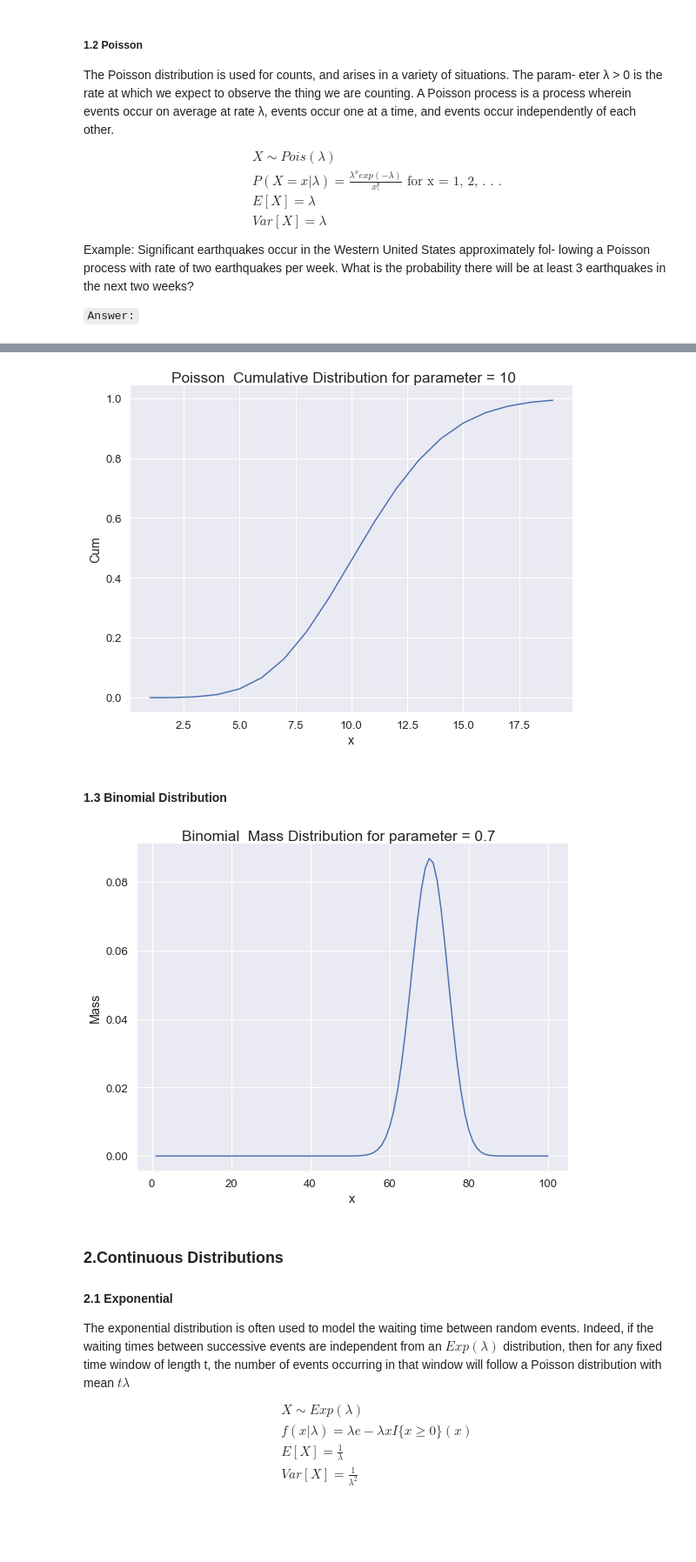
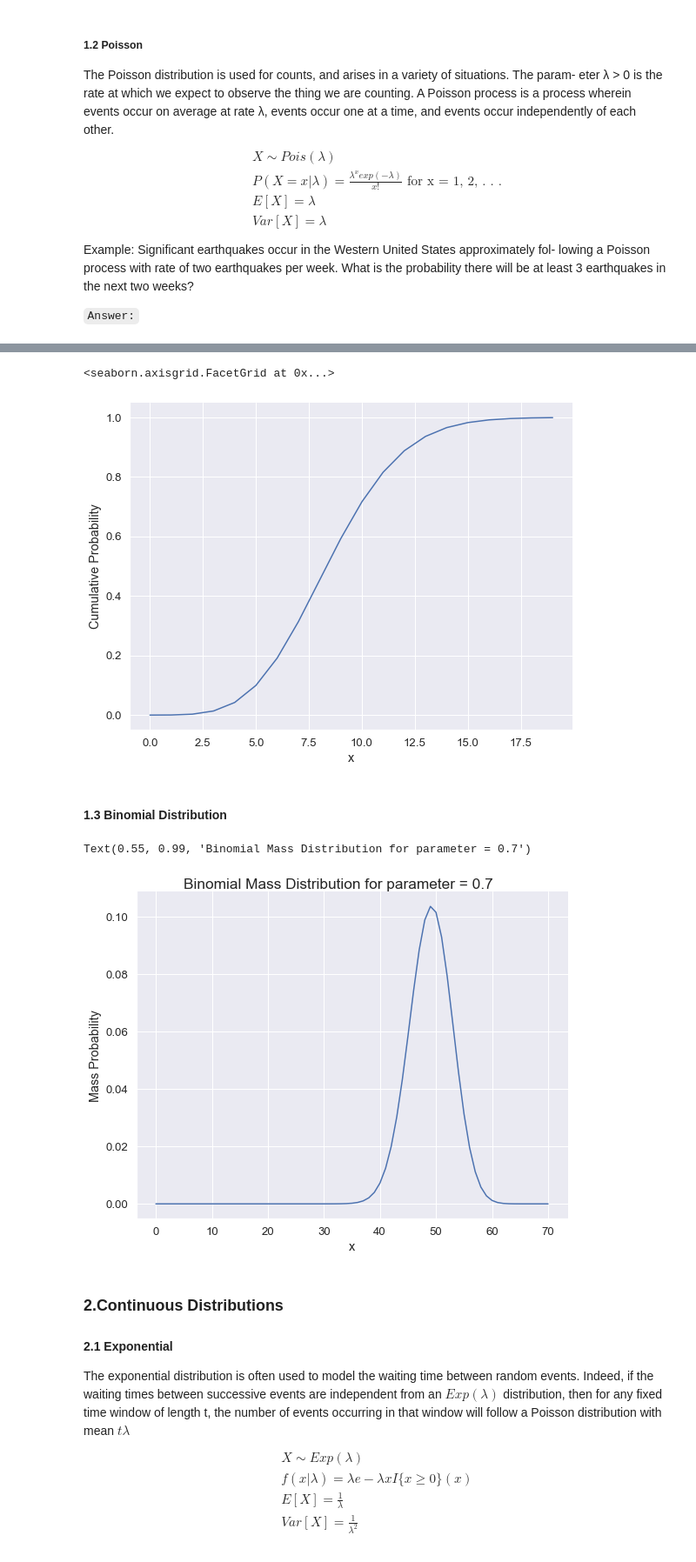
Before and after one commit to non-ceterisparibus/Data_analytics, a Jupyter notebook: Notebook.ipynb, the cells around one changed output, grey strips where cells are left out. Shown: that part at 87% size. Saved outputs shown, nothing was run; the diff lists cells and outputs as text; code cells hidden in the pictures; blank space fills up the shorter version.

```diff
--- a/Notebook.ipynb
+++ b/Notebook.ipynb
@@ -161,33 +81,20 @@ g.fig.suptitle("Poisson Mass Distribution for parameter = "+ str(p), x=0.55, y=0
 # %%
-pois.CumDist("Poisson ")
+pois.CumDist()
 # %% [output]
+<seaborn.axisgrid.FacetGrid at 0x...>
-[figure, old version]
+[figure, new version]
 # %% [markdown]
 #### 1.3 Binomial Distribution
-# %%
-class Binomial(DistFunctions):
-    def __init__(self,parameter,n):
-        """
-        p : probability parameter
-        n : maximum trial
-        """
-        DistFunctions.__init__(self,n)
-        self.p = parameter
-
-    def BinoProb(self,k):
-        combination = math.factorial(self.n)/(factorial(k)*factorial(self.n-k))
-        return combination * (self.p**k) * (1-self.p)**(self.n-k)
-
-    def MeanBin(self):
-        self.mean = self.p* self.n
-        return
-# %%
-bino = Binomial(0.7, 100)
-bino.ProbFunc(bino.BinoProb)
-bino.ProbLinspace()
-bino.MassDist("Binomial ")
-# %% [output]
-[figure, removed]
+# %%
+p, n = 0.7, 70
+bino = Binomial(p, n)
+bino.ProbFunc(bino.BinoProb)
+bino.ProbLinspace(X = None)
+g = bino.MassDist()
+g.fig.suptitle("Binomial Mass Distribution for parameter = "+ str(p), x=0.55, y=0.99)
+# %% [output]
+Text(0.55, 0.99, 'Binomial Mass Distribution for parameter = 0.7')
+[figure, added]
 # %% [markdown]
 ### 2.Continuous Distributions
 
```
Also changed, not shown: parts of 16 cells of this notebook, 1 other file.
